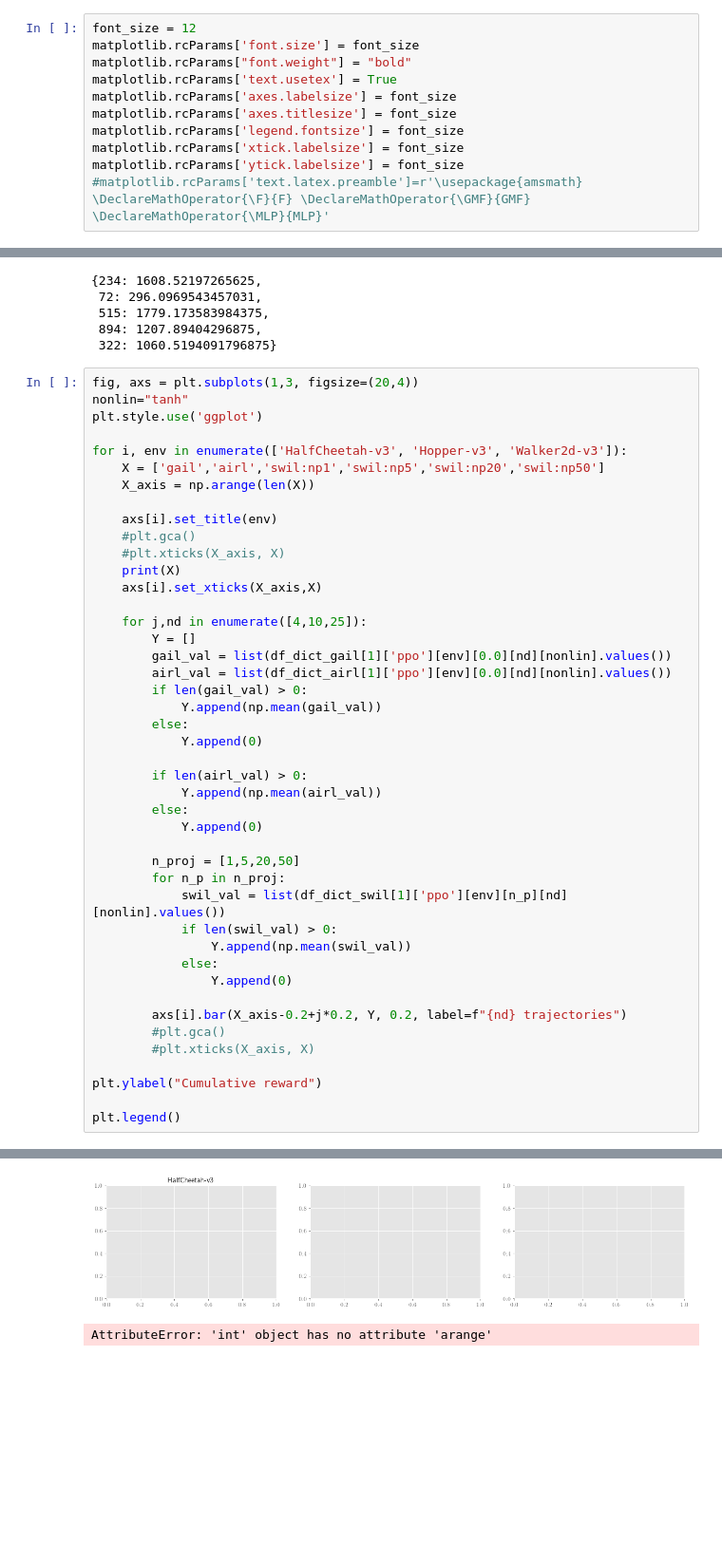
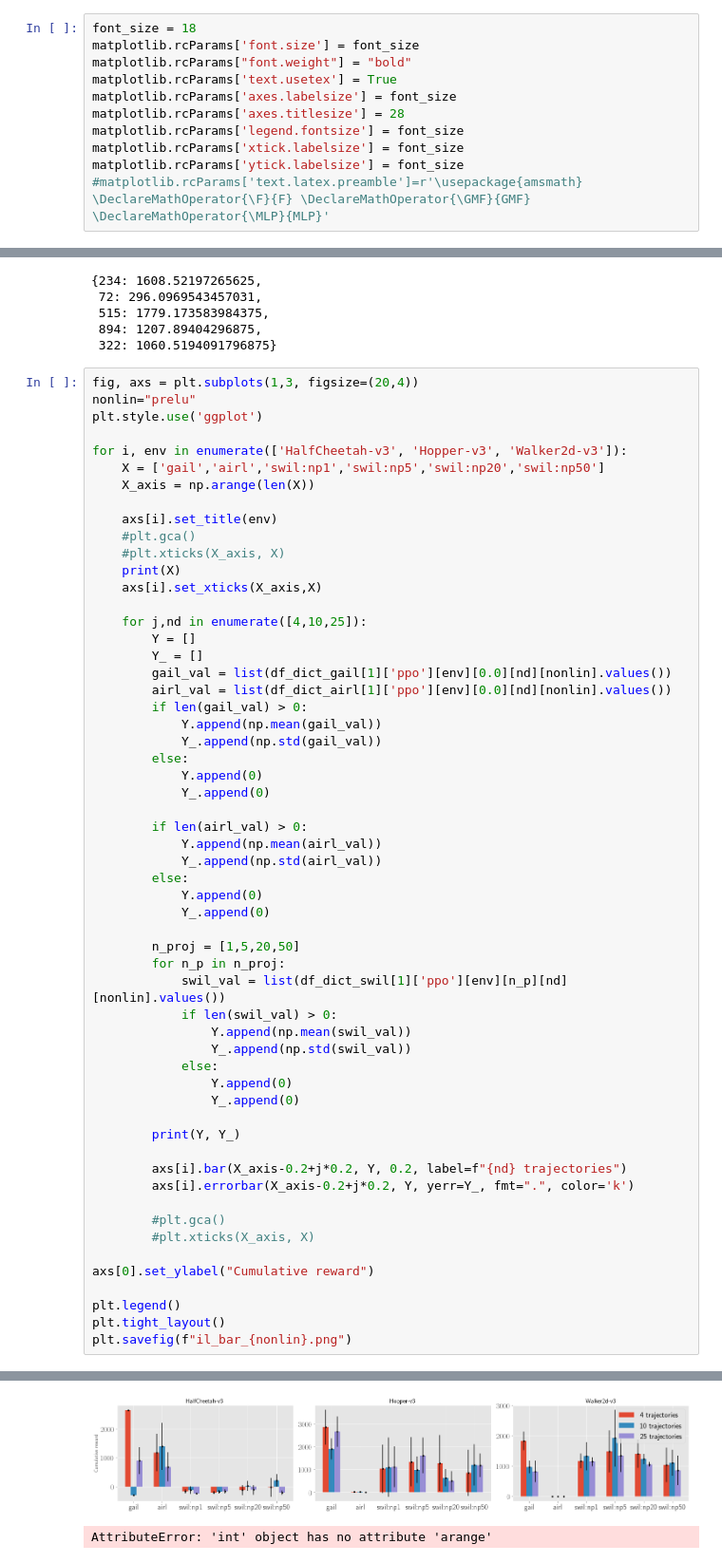
Before and after one commit to iov9000/cleanrl, a Jupyter notebook: cleanrl/load_results.ipynb, the cells around one changed output, grey strips where cells are left out. Shown at 95% size. Drawn from its saved outputs; the diff is of its cells as text; blank space fills up the shorter version.

```diff
--- a/cleanrl/load_results.ipynb
+++ b/cleanrl/load_results.ipynb
@@ -16,12 +16,12 @@ from tensorboard.backend.event_processing import event_accumulator
 from concurrent.futures import ThreadPoolExecutor
 from concurrent.futures import as_completed
 # %%
-font_size = 12
+font_size = 18
 matplotlib.rcParams['font.size'] = font_size
 matplotlib.rcParams["font.weight"] = "bold"
 matplotlib.rcParams['text.usetex'] = True
 matplotlib.rcParams['axes.labelsize'] = font_size
-matplotlib.rcParams['axes.titlesize'] = font_size
+matplotlib.rcParams['axes.titlesize'] = 28
 matplotlib.rcParams['legend.fontsize'] = font_size
 matplotlib.rcParams['xtick.labelsize'] = font_size
 matplotlib.rcParams['ytick.labelsize'] = font_size
@@ -504,7 +497,7 @@ df_dict_swil[1]['ppo']['Hopper-v3'][50][25]['prelu']
  322: 1060.5194091796875}
 # %%
 fig, axs = plt.subplots(1,3, figsize=(20,4))
-nonlin="tanh"
+nonlin="prelu"
 plt.style.use('ggplot')
 
 for i, env in enumerate(['HalfCheetah-v3', 'Hopper-v3', 'Walker2d-v3']):
@@ -519,32 +512,45 @@ for i, env in enumerate(['HalfCheetah-v3', 'Hopper-v3', 'Walker2d-v3']):
 
     for j,nd in enumerate([4,10,25]):
         Y = []
+        Y_ = []
         gail_val = list(df_dict_gail[1]['ppo'][env][0.0][nd][nonlin].values())
         airl_val = list(df_dict_airl[1]['ppo'][env][0.0][nd][nonlin].values())
         if len(gail_val) > 0:
             Y.append(np.mean(gail_val))
+            Y_.append(np.std(gail_val))
         else:
             Y.append(0)
+            Y_.append(0)
 
         if len(airl_val) > 0:
             Y.append(np.mean(airl_val))
+            Y_.append(np.std(airl_val))
         else:
             Y.append(0)
+            Y_.append(0)
 
         n_proj = [1,5,20,50]
         for n_p in n_proj:
             swil_val = list(df_dict_swil[1]['ppo'][env][n_p][nd][nonlin].values())
             if len(swil_val) > 0:
                 Y.append(np.mean(swil_val))
+                Y_.append(np.std(swil_val))
             else:
                 Y.append(0)
+                Y_.append(0)
+
+        print(Y, Y_)
 
         axs[i].bar(X_axis-0.2+j*0.2, Y, 0.2, label=f"{nd} trajectories")
+        axs[i].errorbar(X_axis-0.2+j*0.2, Y, yerr=Y_, fmt=".", color='k')
+
         #plt.gca()
         #plt.xticks(X_axis, X)
 
-plt.ylabel("Cumulative reward")
+axs[0].set_ylabel("Cumulative reward")
 
 plt.legend()
+plt.tight_layout()
+plt.savefig(f"il_bar_{nonlin}.png")
 # %% [output]
 ['gail', 'airl', 'swil:np1', 'swil:np5', 'swil:np20', 'swil:np50']
@@ -552,4 +568,4 @@ TypeError: set_ticks() takes 2 positional arguments but 3 were given
-[figure, old version]
+[figure, new version]
 # %%
 # %% [output]
 AttributeError: 'int' object has no attribute 'arange'
```
Also changed, not shown: parts of 3 cells of this notebook.
